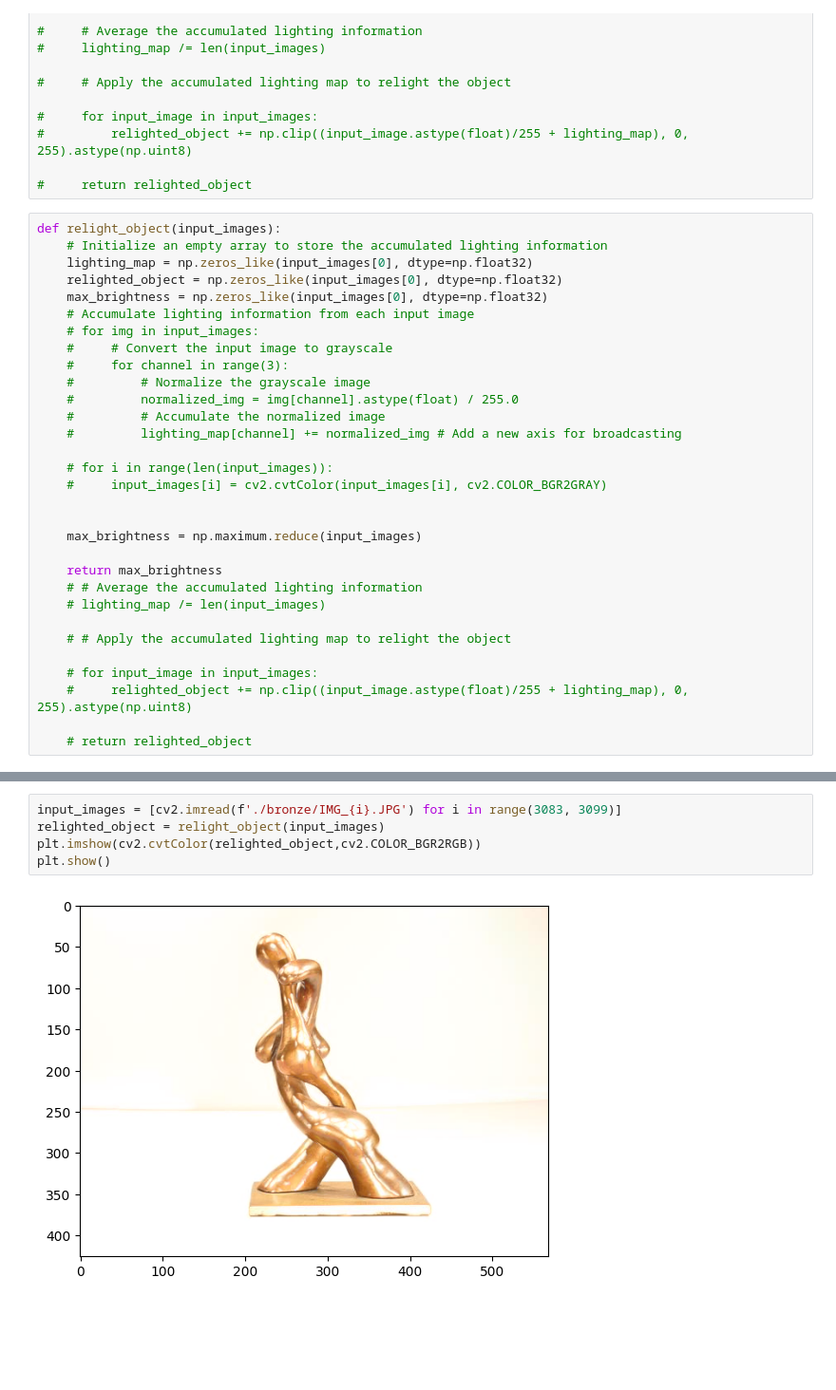
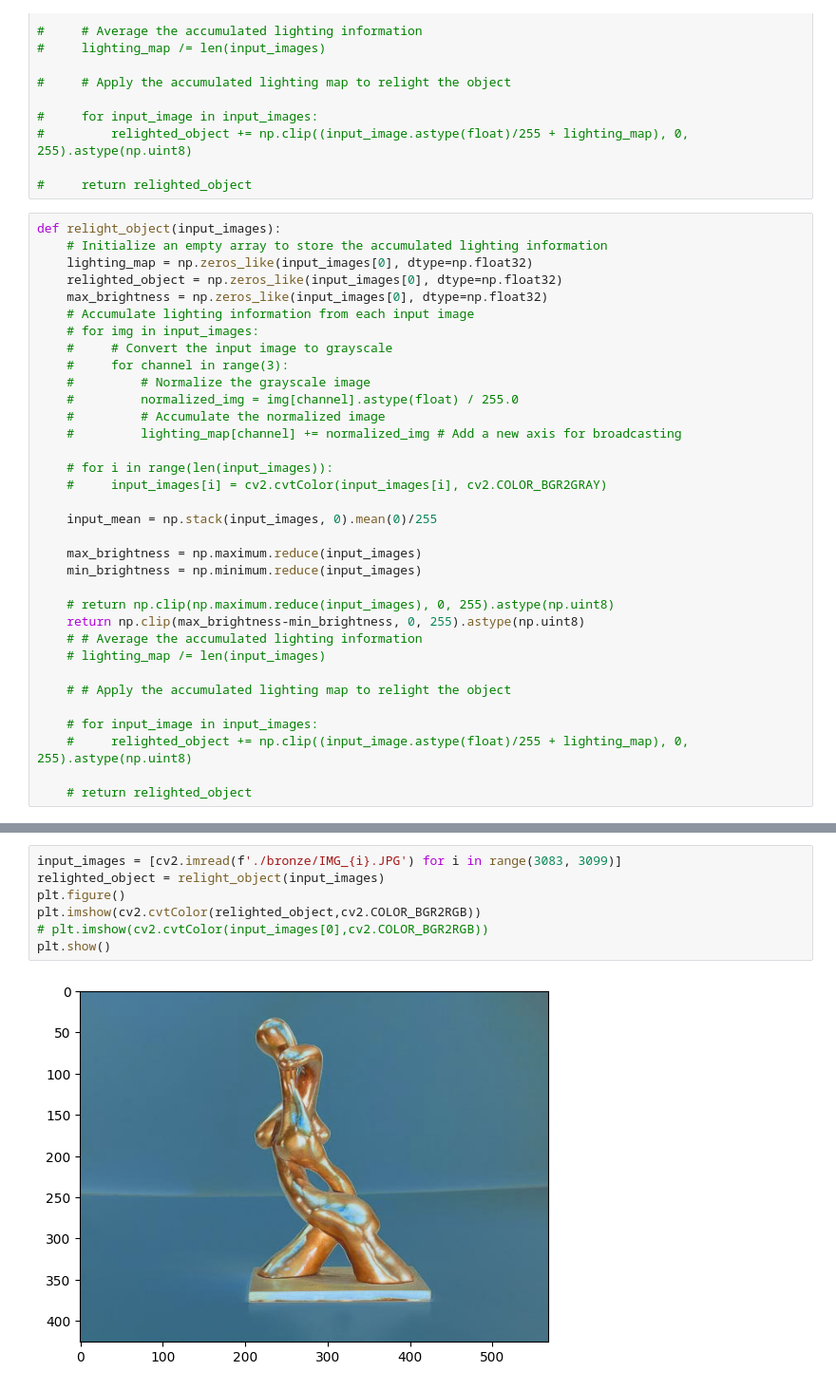
Before and after one commit to maciejm2517/wk_projekt_1, a Jupyter notebook: projekt.ipynb, the cells around one changed output, grey strips where cells are left out. Shown at 95% size. Saved outputs shown, nothing was run; the diff lists cells and outputs as text; blank space fills up the shorter version.

```diff
--- a/projekt.ipynb
+++ b/projekt.ipynb
@@ -97,10 +76,13 @@ def relight_object(input_images):
     # for i in range(len(input_images)):
     #     input_images[i] = cv2.cvtColor(input_images[i], cv2.COLOR_BGR2GRAY)
 
+    input_mean = np.stack(input_images, 0).mean(0)/255
 
     max_brightness = np.maximum.reduce(input_images)
+    min_brightness = np.minimum.reduce(input_images)
 
-    return max_brightness
+    # return np.clip(np.maximum.reduce(input_images), 0, 255).astype(np.uint8)
+    return np.clip(max_brightness-min_brightness, 0, 255).astype(np.uint8)
     # # Average the accumulated lighting information
     # lighting_map /= len(input_images)
 
@@ -113,7 +124,9 @@ def relight_object(input_images):
 # %%
 input_images = [cv2.imread(f'./bronze/IMG_{i}.JPG') for i in range(3083, 3099)]
 relighted_object = relight_object(input_images)
+plt.figure()
 plt.imshow(cv2.cvtColor(relighted_object,cv2.COLOR_BGR2RGB))
+# plt.imshow(cv2.cvtColor(input_images[0],cv2.COLOR_BGR2RGB))
 plt.show()
 # %% [output]
-[figure, old version]
+[figure, new version]
```
Also changed, not shown: parts of 3 cells of this notebook.
